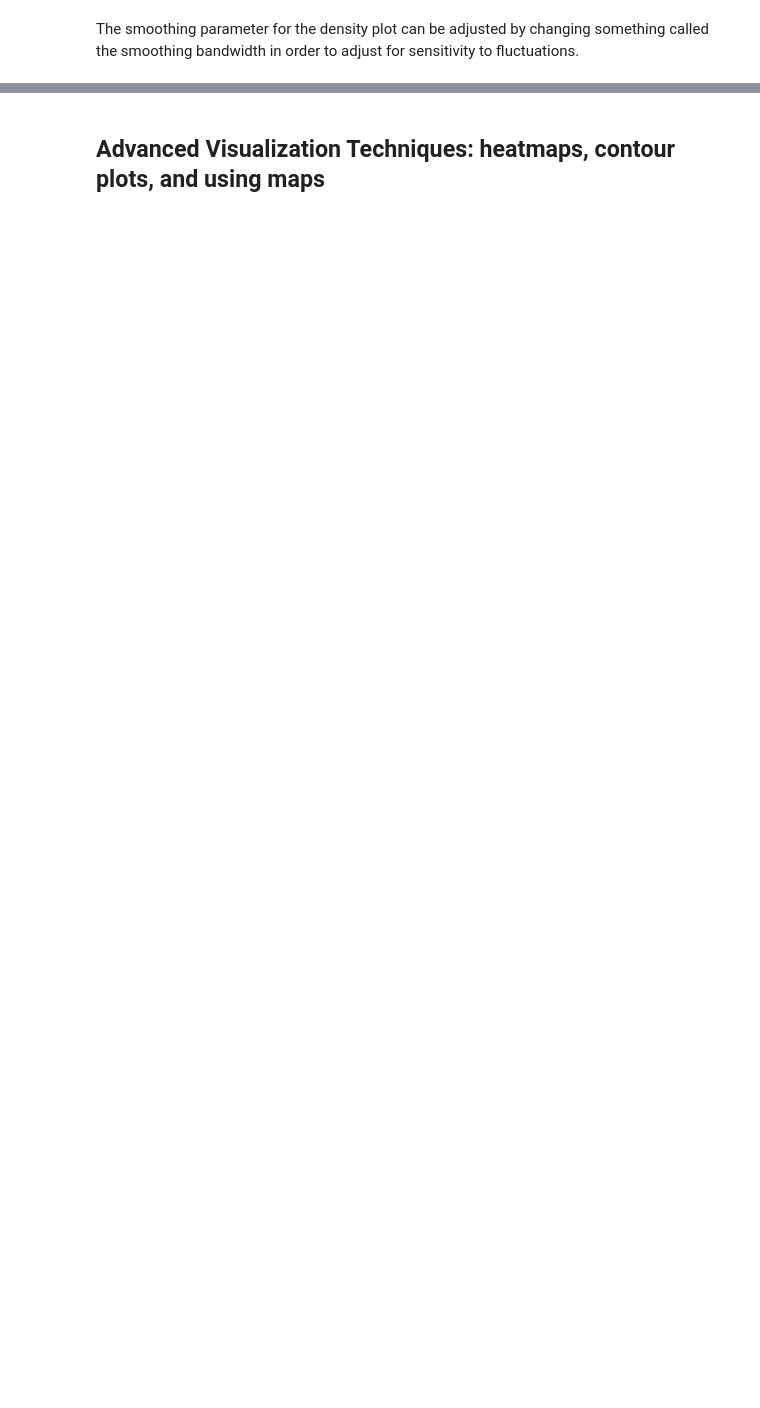
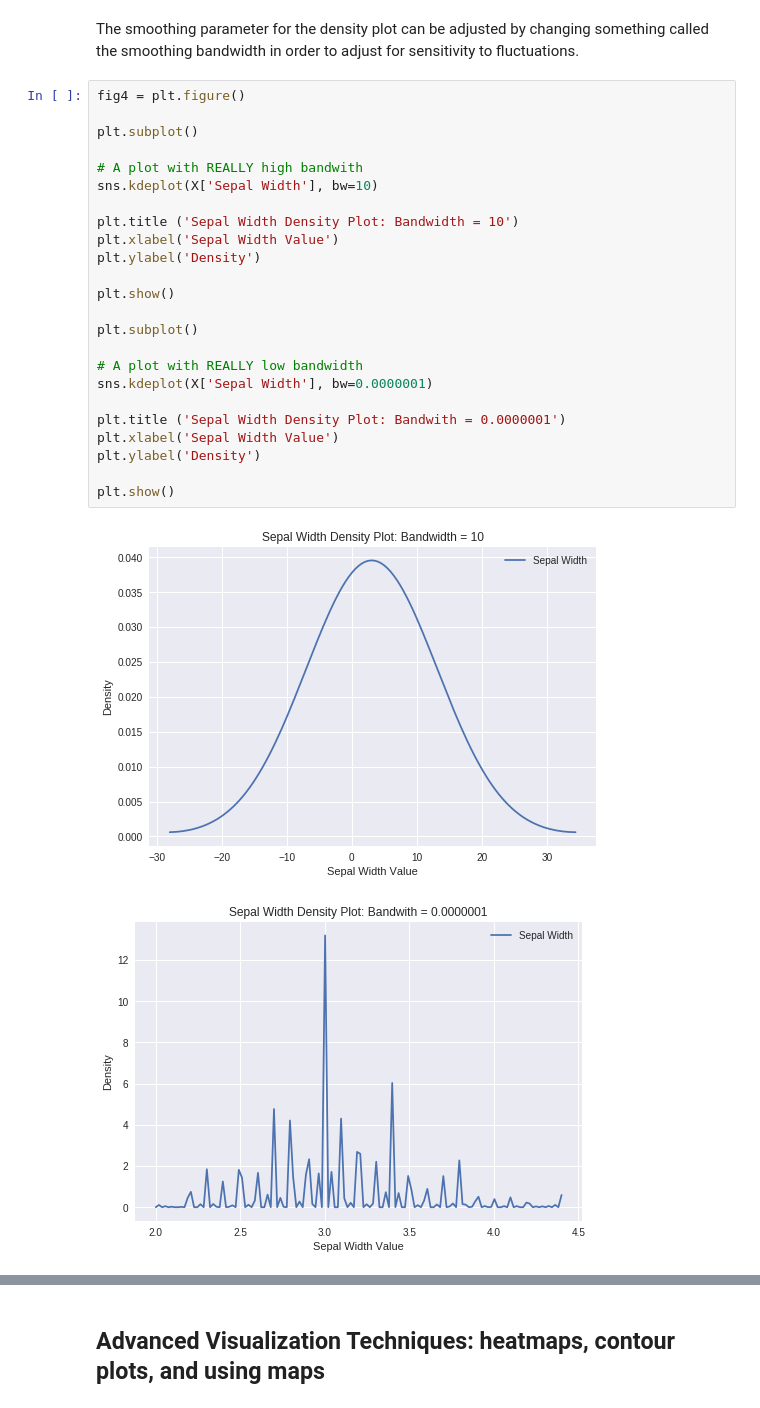
Before and after one commit to CornellDataScience/training-program-FA17, a Jupyter notebook: notes/LECTURE 3.ipynb, the cells around one changed output, grey strips where cells are left out. Saved outputs shown, nothing was run; the diff lists cells and outputs as text; blank space fills up the shorter version.

```diff
--- a/notes/LECTURE 3.ipynb
+++ b/notes/LECTURE 3.ipynb
@@ -174,2 +173,29 @@ plt.show()
 # %% [markdown]
 The smoothing parameter for the density plot can be adjusted by changing something called the smoothing bandwidth in order to adjust for sensitivity to fluctuations.
+# %%
+fig4 = plt.figure()
+
+plt.subplot()
+
+# A plot with REALLY high bandwith
+sns.kdeplot(X['Sepal Width'], bw=10)
+
+plt.title ('Sepal Width Density Plot: Bandwidth = 10')
+plt.xlabel('Sepal Width Value')
+plt.ylabel('Density')
+
+plt.show()
+
+plt.subplot()
+
+# A plot with REALLY low bandwidth
+sns.kdeplot(X['Sepal Width'], bw=0.0000001)
+
+plt.title ('Sepal Width Density Plot: Bandwith = 0.0000001')
+plt.xlabel('Sepal Width Value')
+plt.ylabel('Density')
+
+plt.show()
+# %% [output]
+[figure, added]
+[figure, added]
```
Also changed, not shown: parts of 27 cells of this notebook, 16 other files.
